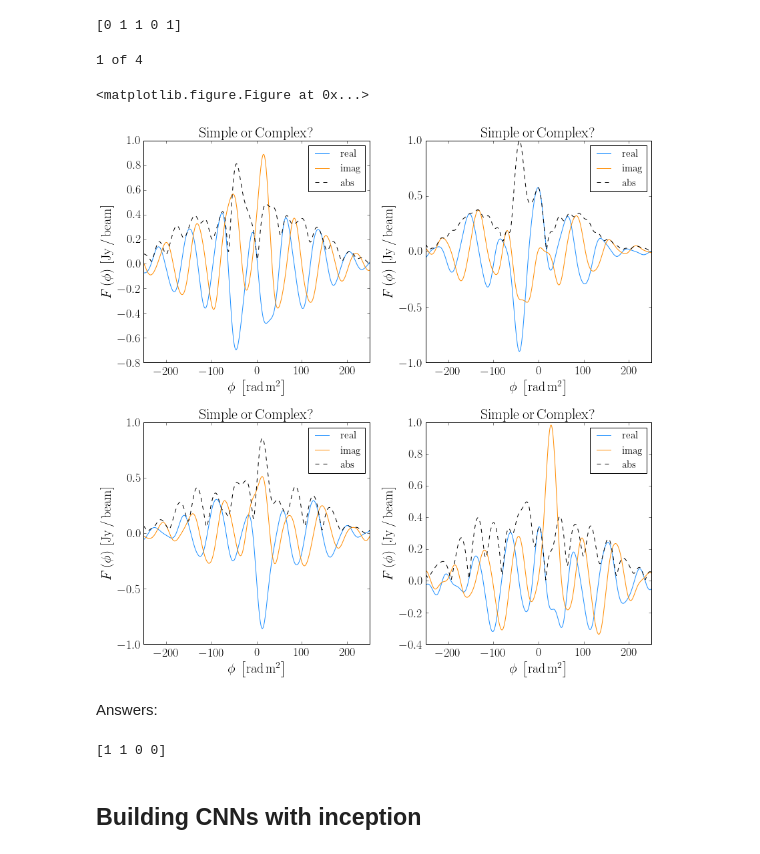
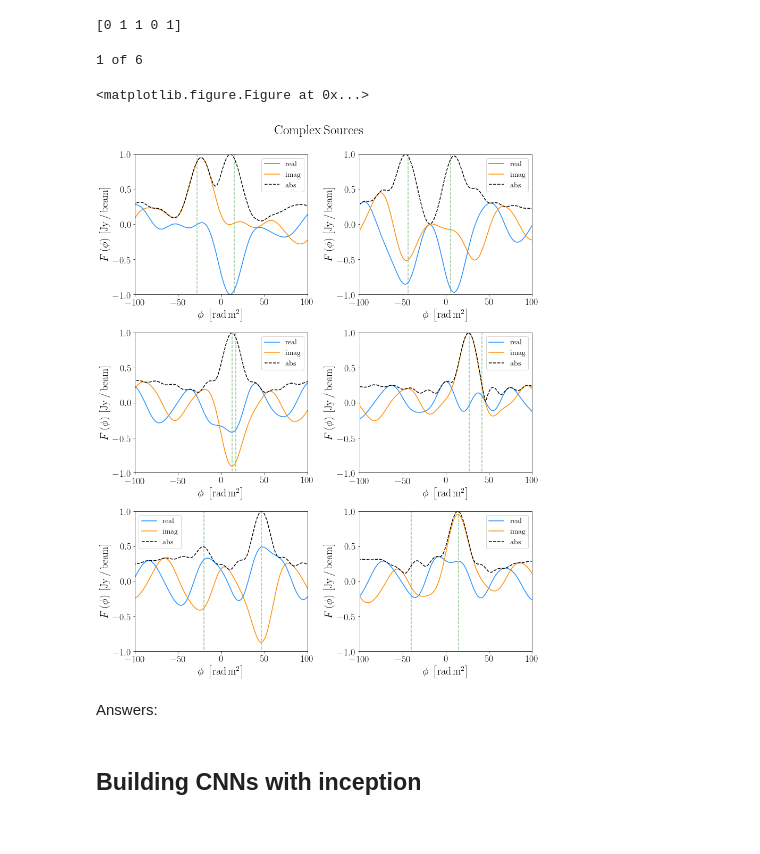
Before and after one commit to sheabrown/faraday_complexity, a Jupyter notebook: final/How2Guide.ipynb, the cells around one changed output. Drawn from its saved outputs; the diff is of its cells as text; code cells hidden in the pictures.

Commit message:
fixed plot; added abs value option to features (untested)

```diff
--- a/final/How2Guide.ipynb
+++ b/final/How2Guide.ipynb
@@ -155,35 +155,37 @@ print(spec.label_)
 # %%
 spec = possum()
 plt.figure(figsize=(8,6))
-spec._simulateNspec(N=4, pcomplex=0.5, width=250)
+spec._simulateNspec(N=6, pcomplex=1.0, width=250)
 # %% [output]
-1 of 4
+1 of 6
 # %%
-plt.figure(figsize=(12,12))
+plt.figure(figsize=(12,15))
 
 for s, _ in enumerate(spec.label_):
-    plt.subplot(2,2,s+1)
+    plt.subplot(3,2,s+1)
     plt.plot(spec.phi_, spec.X_[s,:,0], color='dodgerblue', label=r'$\rm real$')
     plt.plot(spec.phi_, spec.X_[s,:,1], color='darkorange', label=r'$\rm imag$')
-    plt.plot(spec.phi_, np.abs(spec.X_[s,:,0] + 1j*spec.X_[1,:,1]), 'k--', label=r'$\rm abs$')
+    plt.plot(spec.phi_, np.abs(spec.X_[s,:,0] + 1j*spec.X_[s,:,1]), 'k--', label=r'$\rm abs$')
 
-    plt.xlim(-250, 250)
+    plt.vlines(x=spec.depth_[s], ymin=-1.1, ymax=1.1, linestyle='dashed', color='forestgreen', alpha=0.5)
+
+    plt.xlim(-50, 50)
+    plt.ylim(-1, 1)
 
     plt.xlabel(r'$\phi \: \left[\rm rad \, m^{2}\right]$', fontsize=20)
     plt.ylabel(r'$F\left(\phi\right) \: \left[\mathrm{Jy \, / \, beam}\right]$', fontsize=20)
-    plt.title(r'$\rm Simple \, or \, Complex?$', fontsize=22)
-    plt.legend(loc='best', fontsize=15)
+    plt.legend(loc='best', fontsize=14)
+    plt.xlim(-100, 100)
 
+plt.suptitle(r'$\rm Complex \, Sources$', fontsize=25)
 plt.tight_layout()
+plt.subplots_adjust(top=0.93)
+
 plt.show()
 # %% [output]
 <matplotlib.figure.Figure at 0x...>
-[figure, old version]
+[figure, new version]
 # %% [markdown]
 Answers:
-# %%
-print(spec.label_)
-# %% [output]
-[1 1 0 0]
 # %% [markdown]
 ## Building CNNs with inception
```
Also changed, not shown: parts of 2 cells of this notebook, 1 other file.
